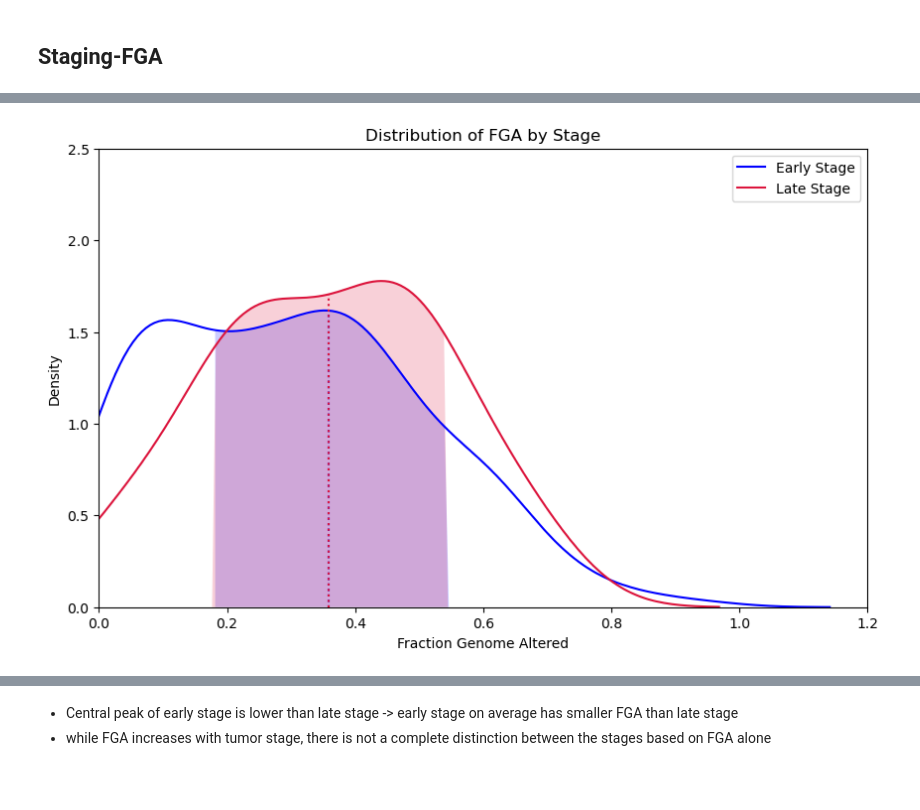
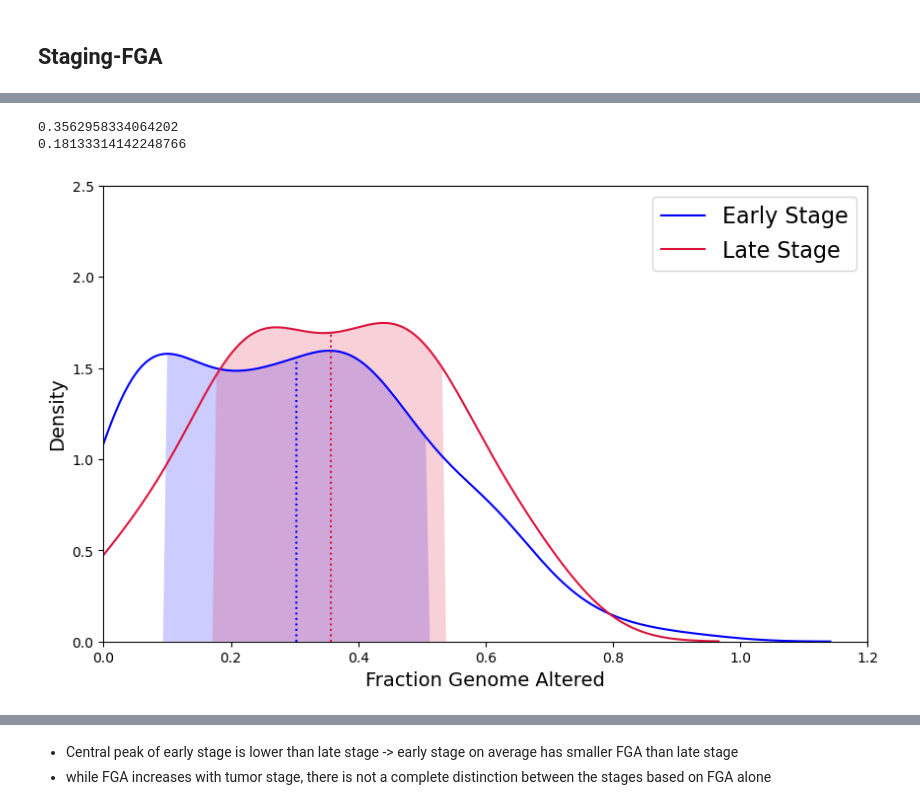
Before and after one commit to chiphan1110/BII-ITH-Viz, a Jupyter notebook: 1-label-eda.ipynb, the cells around one changed output, grey strips where cells are left out. Drawn from its saved outputs; the diff is of its cells as text; code cells hidden in the pictures; blank space fills up the shorter version.

```diff
--- a/1-label-eda.ipynb
+++ b/1-label-eda.ipynb
@@ -439,0 +628,5 @@ late_stage_fga = staging_df[staging_df['AJCC_PATHOLOGIC_TUMOR_STAGE_reduced'] ==
+# %%
+early_stage_fga_df = staging_fga_df[staging_fga_df['AJCC_PATHOLOGIC_TUMOR_STAGE_reduced'] == 'Early Stage']
+late_stage_fga_df = staging_fga_df[staging_fga_df['AJCC_PATHOLOGIC_TUMOR_STAGE_reduced'] == 'Late Stage']
+print(len(early_stage_fga_df))
+print(len(late_stage_fga_df))
@@ -439,0 +668,25 @@ late_stage_fga = staging_df[staging_df['AJCC_PATHOLOGIC_TUMOR_STAGE_reduced'] ==
+# %%
+plt.figure(figsize=(10, 6))
+
+late_stage_fga = late_stage_fga_df['FRACTION_GENOME_ALTERED']
+ax2 = sns.kdeplot(late_stage_fga, color="crimson", fill=False, label='Late Stage')
+late_mean = late_stage_fga.mean()
+late_std = late_stage_fga.std()
+kdeline2 = ax2.lines[0]
+xs2 = kdeline2.get_xdata()
+ys2 = kdeline2.get_ydata()
+middle2 = late_mean
+sdev2 = late_std
+left2 = middle2 - sdev2
+right2 = middle2 + sdev2
+
+plt.vlines(middle2, 0, np.interp(middle2, xs2, ys2), color='crimson', ls=':')
+plt.fill_between(xs2, 0, ys2, facecolor='crimson', alpha=0.2)
+plt.fill_between(xs2, 0, ys2, where=(left2 <= xs2) & (xs2 <= right2), interpolate=True, facecolor='crimson', alpha=0.2)
+plt.xlim(0, 1.2)
+plt.ylim(0, 2.5)
+# plt.title('Distribution of Purity by Late Stage')
+plt.xlabel('FGA', fontsize=14)
+plt.ylabel('Density', fontsize=14)
+plt.savefig(r'D:\CHI\2_RESEARCH\Research\DigitalPathology\Code\to-plot\plots\correlation\late_stage_fga.png', dpi = 600)
+plt.show()
@@ -440,42 +695,49 @@ late_stage_fga = staging_df[staging_df['AJCC_PATHOLOGIC_TUMOR_STAGE_reduced'] ==
+# %%
+print(late_mean)
+print(late_std)
+# %% [output]
+0.3562958334064202
+0.18133314142248766
 # %%
 plt.figure(figsize=(10, 6))
 
 sns.kdeplot(early_stage_fga, color="blue", fill=False, label='Early Stage')
-early_mean = late_stage_fga.mean()
-early_std = late_stage_fga.std()
+early_mean = early_stage_fga.mean()
+early_std = early_stage_fga.std()
 kdeline = plt.gca().lines[0]
 xs = kdeline.get_xdata()
 ys = kdeline.get_ydata()
 middle = early_mean
 sdev = early_std
 left = middle - sdev
 right = middle + sdev
 plt.vlines(middle, 0, np.interp(middle, xs, ys), color='blue', ls=':')
 plt.fill_between(xs, 0, ys, where=(left <= xs) & (xs <= right), interpolate=True, facecolor='blue', alpha=0.2)
 
 # Late Stage Plot
 sns.kdeplot(late_stage_fga, color="crimson", fill=False, label='Late Stage')
 late_mean = late_stage_fga.mean()
 late_std = late_stage_fga.std()
 kdeline2 = plt.gca().lines[1]
 xs2 = kdeline2.get_xdata()
 ys2 = kdeline2.get_ydata()
 middle2 = late_mean
 sdev2 = late_std
 left2 = middle2 - sdev2
 right2 = middle2 + sdev2
 plt.vlines(middle2, 0, np.interp(middle2, xs2, ys2), color='crimson',  ls=':')
 plt.fill_between(xs2, 0, ys2, where=(left2 <= xs2) & (xs2 <= right2), interpolate=True, facecolor='crimson', alpha=0.2)
 
 
 plt.xlim(0, 1.2)
 plt.ylim(0, 2.5)
 
-plt.title('Distribution of FGA by Stage')
-plt.xlabel('Fraction Genome Altered')
-plt.ylabel('Density')
-plt.legend()
+# plt.title('Distribution of FGA by Stage')
+plt.xlabel('Fraction Genome Altered', fontsize=14)
+plt.ylabel('Density', fontsize=14)
+plt.legend(fontsize=16)
+plt.savefig(r'D:\CHI\2_RESEARCH\Research\DigitalPathology\Code\to-plot\plots\correlation\stage_fga.png', dpi = 600)
 
 plt.show()
 # %% [output]
-[figure, old version]
+[figure, new version]
```
Also changed, not shown: parts of 81 cells of this notebook, 43 other files.
